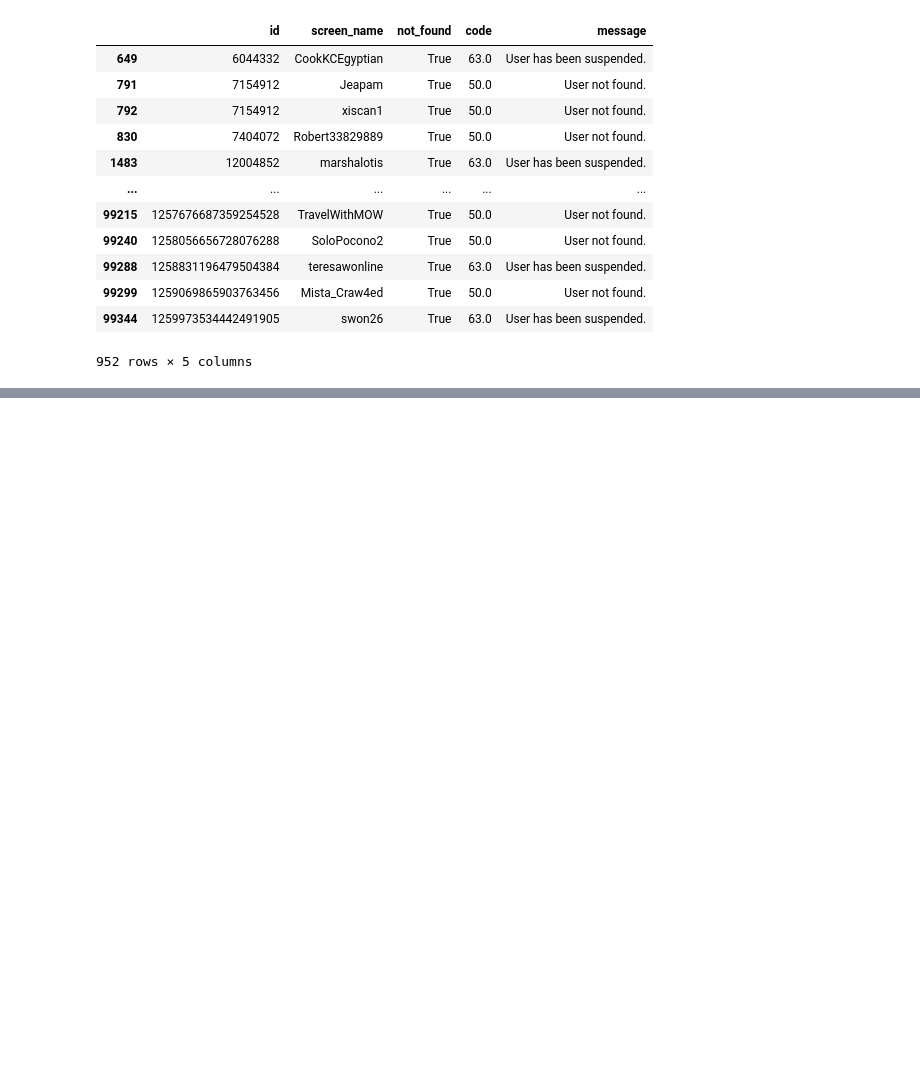
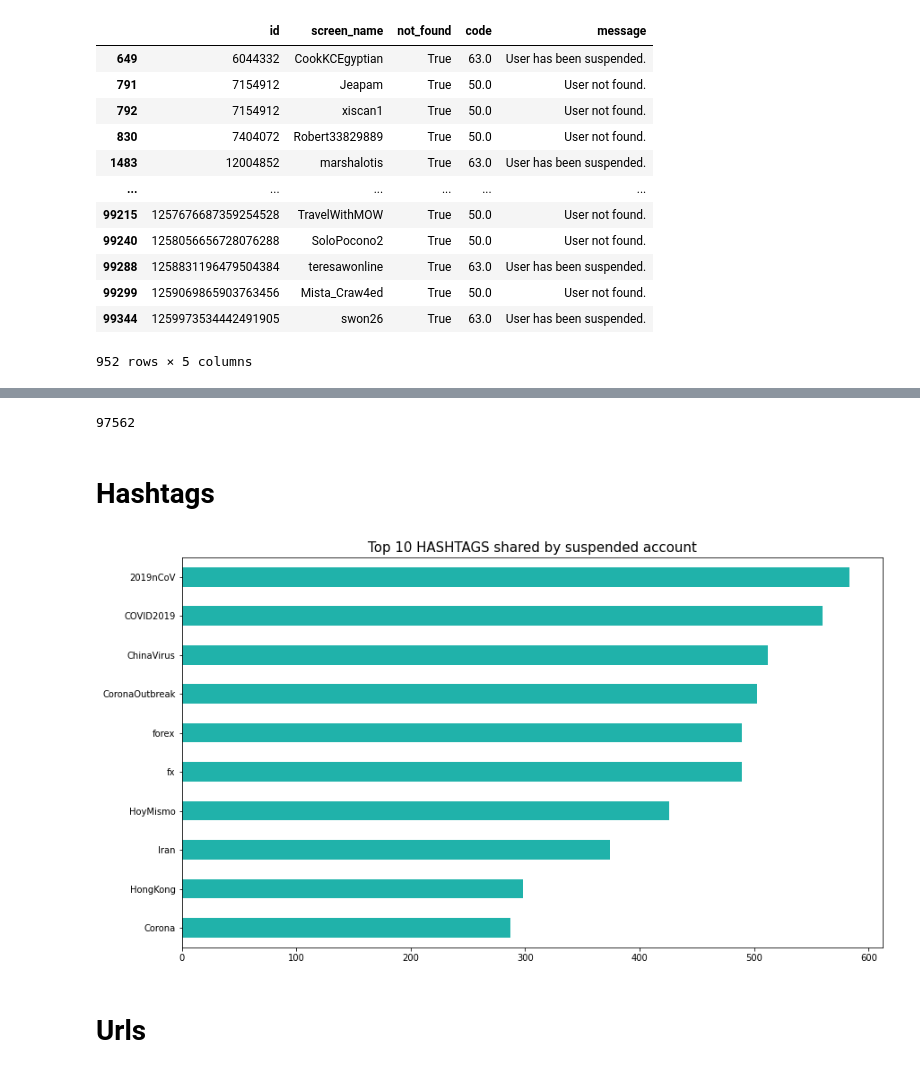
Before and after one commit to gi-ux/BachelorProject, a Jupyter notebook: notebook/Suspended.ipynb, the cells around one changed output, grey strips where cells are left out. Saved outputs shown, nothing was run; the diff lists cells and outputs as text; code cells hidden in the pictures; blank space fills up the shorter version.

```diff
--- a/notebook/Suspended.ipynb
+++ b/notebook/Suspended.ipynb
@@ -59,0 +48,2 @@ issues[issues.id.isin(ids_suspended)]
+# %%
+files_tweets = glob.glob("F:/Supsi/COVID-19-Tweets/*/tweets.csv")
@@ -59,0 +83,20 @@ issues[issues.id.isin(ids_suspended)]
+# %%
+result = []
+importlib.reload(tweets_utils)
+start_time = time.perf_counter()
+j = 0
+for filename in files_tweets:
+    print(f"Reading file: {filename}")
+    result.extend(tweets_utils.process_all_data(filename, cols_tweets, True, list_name))
+    lista = result[j]
+    j = j + 1
+    print(f"Mese numero {j}")
+    for i in range(len(lista)):
+        users.extend(lista[i]["users"])
+        hashtags.extend(lista[i]["hashtags"])
+        urls.extend(lista[i]["urls"])
+        text.extend(lista[i]["text"])
+        created_at.extend(lista[i]["created_at"])
+
+stop_time = time.perf_counter()
+print("Time: ",stop_time-start_time)
@@ -59,0 +121,28 @@ issues[issues.id.isin(ids_suspended)]
+# %%
+len(users)
+# %% [output]
+97562
+# %%
+df = pd.DataFrame(list(zip(users, hashtags, urls, text, created_at)),
+               columns =['name', 'hashtags', 'urls', 'text', "date"])
+df.to_csv("C:/Users/gianl/Desktop/Gi/Supsi/BachelorProject/large_files/df_suspended.csv",
+          encoding='utf-8', index=False, line_terminator='\n')
+# %% [markdown]
+# Hashtags
+# %%
+hs = tweets_utils.hashtag_process(df)
+list_covid_keyword = ["coronavirus", "covid19", "covid", "chinacoronavirus", "coronavirusoutbreak",
+  "covid_19", "sarscov2", "covidー19", "wuhancoronavirus", "wuhan", "china", "coronoavirus", "coronaviruschina"]
+list_1 = [item for item in hs if item.lower() not in list_covid_keyword]
+# list_1
+# %%
+hs = pd.Series(list_1).value_counts().sort_values(ascending=False)
+fig = plt.figure(figsize=(14, 8))
+ax = hs[:10].plot(kind='barh', color='lightseagreen', fig=(14,14)) #green #steelblue
+ax.set_title('Top 10 HASHTAGS shared by suspended account', fontsize=15)
+ax.invert_yaxis()
+plt.show()
+# %% [output]
+[figure, added]
+# %% [markdown]
+# Urls
```
Also changed, not shown: parts of 11 cells of this notebook, 7 other files.
